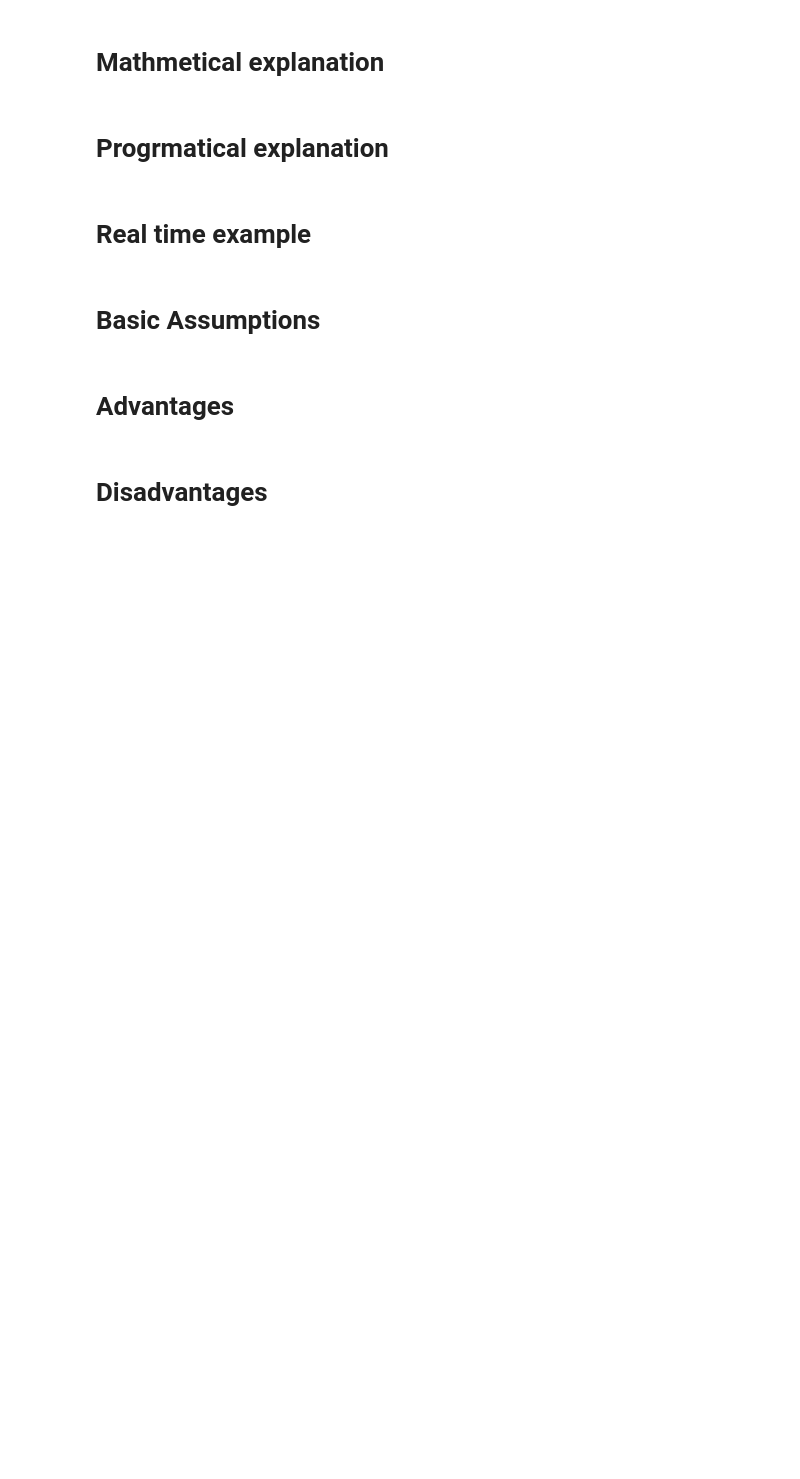
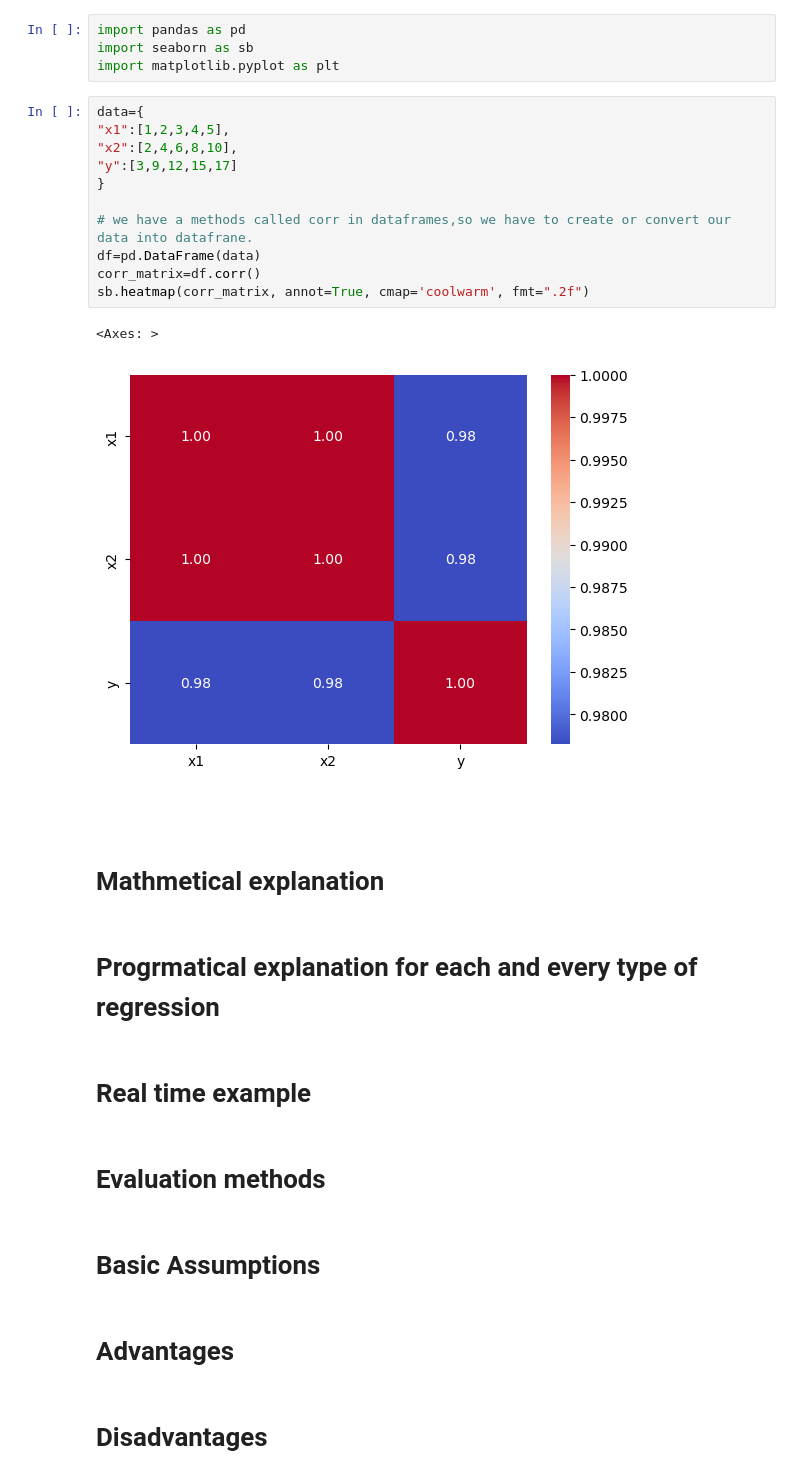
Before and after one commit to shanmugamani1023/Interview_preparation, a Jupyter notebook: ML/IP_2nd_day_linear_regression.ipynb, the cells around one changed output. Saved outputs shown, nothing was run; the diff lists cells and outputs as text; blank space fills up the shorter version.

```diff
--- a/ML/IP_2nd_day_linear_regression.ipynb
+++ b/ML/IP_2nd_day_linear_regression.ipynb
@@ -5,9 +143,31 @@
+# %%
+import pandas as pd
+import seaborn as sb
+import matplotlib.pyplot as plt
+# %%
+data={
+"x1":[1,2,3,4,5],
+"x2":[2,4,6,8,10],
+"y":[3,9,12,15,17]
+}
+
+# we have a methods called corr in dataframes,so we have to create or convert our data into datafrane.
+df=pd.DataFrame(data)
+corr_matrix=df.corr()
+sb.heatmap(corr_matrix, annot=True, cmap='coolwarm', fmt=".2f")
+# %% [output]
+<Axes: >
+[figure, added]
+# %% [markdown]
+#
 # %% [markdown]
 # Mathmetical explanation
 # %% [markdown]
-# Progrmatical explanation
+# Progrmatical explanation for each and every type of regression
 # %% [markdown]
 # Real time example
+# %% [markdown]
+# Evaluation methods
 # %% [markdown]
 # Basic Assumptions
 # %% [markdown]
```
Also changed, not shown: parts of 16 cells of this notebook, 2 other files.
